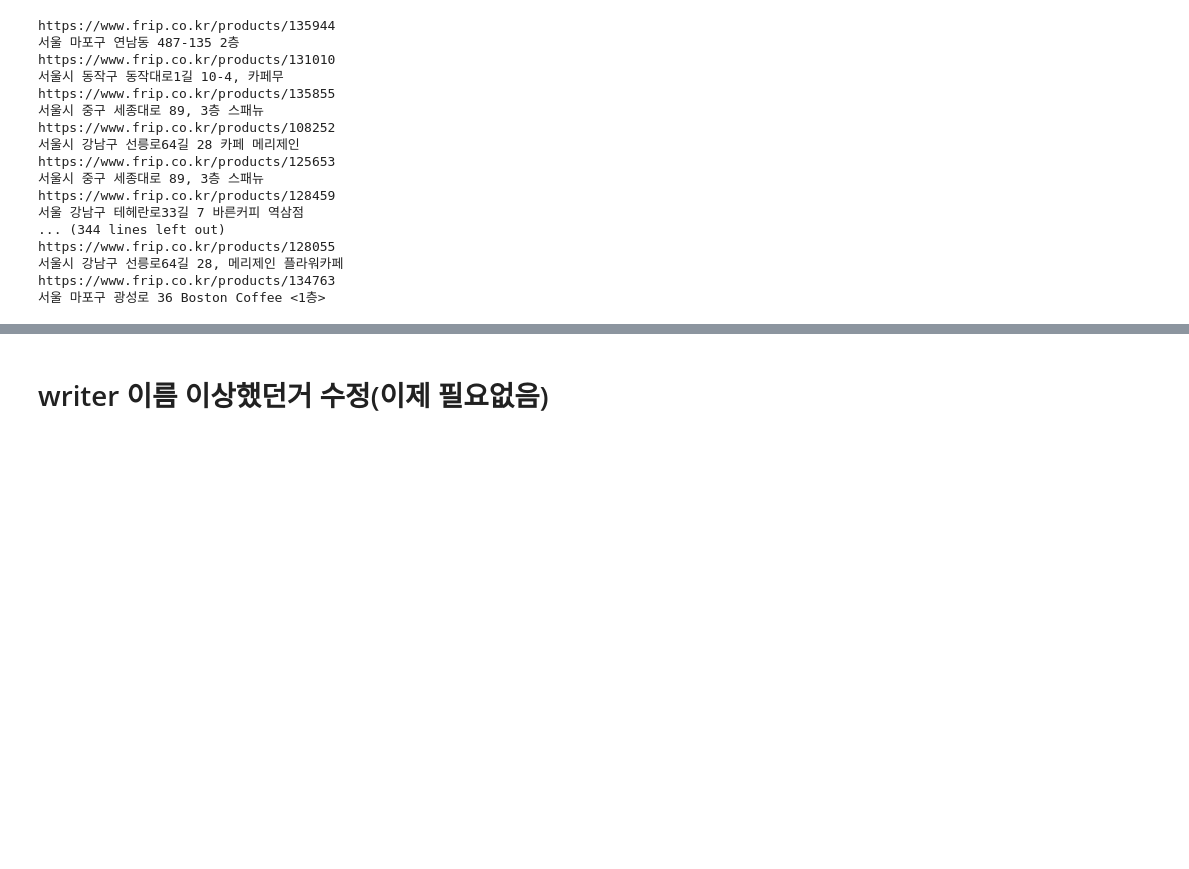
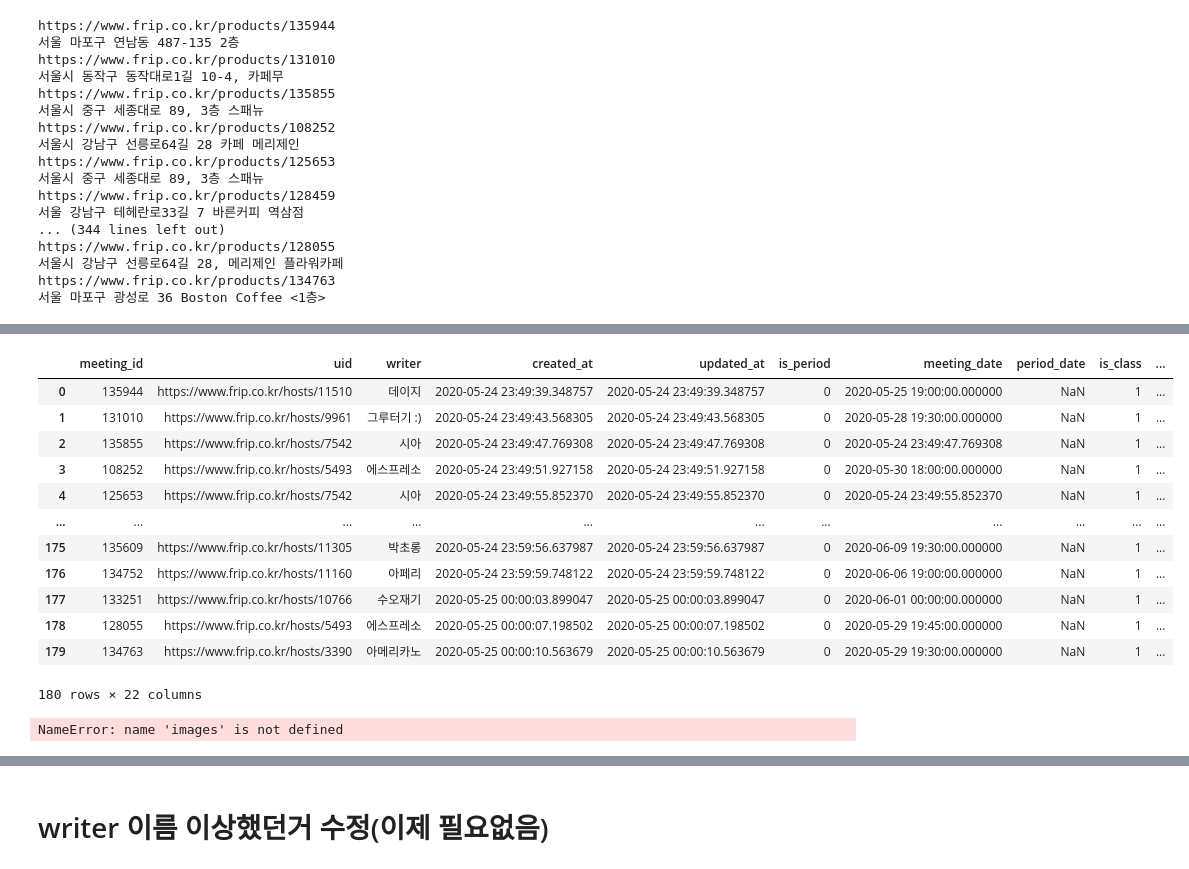
Before and after one commit to sht3898/wiselife, a Jupyter notebook: Data/moim_parsing.ipynb, the cells around one changed output, grey strips where cells are left out. Drawn from its saved outputs; the diff is of its cells as text; code cells hidden in the pictures; blank space fills up the shorter version.

```diff
--- a/Data/moim_parsing.ipynb
+++ b/Data/moim_parsing.ipynb
@@ -202 +188,18 @@ meeting_frame
+# %%
+meeting_frame = pd.read_csv('./moim_data.csv')
+meeting_frame
+# %% [output]
+|  | meeting_id | uid | writer | created_at | updated_at | is_period | meeting_date | period_date | is_class | ... |
+| 0 | 135944 | https://www.frip.co.kr/hosts/11510 | 데이지 | 2020-05-24 23:49:39.348757 | 2020-05-24 23:49:39.348757 | 0 | 2020-05-25 19:00:00.000000 | NaN | 1 | ... |
+| 1 | 131010 | https://www.frip.co.kr/hosts/9961 | 그루터기 :) | 2020-05-24 23:49:43.568305 | 2020-05-24 23:49:43.568305 | 0 | 2020-05-28 19:30:00.000000 | NaN | 1 | ... |
+| 2 | 135855 | https://www.frip.co.kr/hosts/7542 | 시아 | 2020-05-24 23:49:47.769308 | 2020-05-24 23:49:47.769308 | 0 | 2020-05-24 23:49:47.769308 | NaN | 1 | ... |
+| 3 | 108252 | https://www.frip.co.kr/hosts/5493 | 에스프레소 | 2020-05-24 23:49:51.927158 | 2020-05-24 23:49:51.927158 | 0 | 2020-05-30 18:00:00.000000 | NaN | 1 | ... |
+| 4 | 125653 | https://www.frip.co.kr/hosts/7542 | 시아 | 2020-05-24 23:49:55.852370 | 2020-05-24 23:49:55.852370 | 0 | 2020-05-24 23:49:55.852370 | NaN | 1 | ... |
+| ... | ... | ... | ... | ... | ... | ... | ... | ... | ... | ... |
+| 175 | 135609 | https://www.frip.co.kr/hosts/11305 | 박초롱 | 2020-05-24 23:59:56.637987 | 2020-05-24 23:59:56.637987 | 0 | 2020-06-09 19:30:00.000000 | NaN | 1 | ... |
+| 176 | 134752 | https://www.frip.co.kr/hosts/11160 | 아페리 | 2020-05-24 23:59:59.748122 | 2020-05-24 23:59:59.748122 | 0 | 2020-06-06 19:00:00.000000 | NaN | 1 | ... |
+| 177 | 133251 | https://www.frip.co.kr/hosts/10766 | 수오재기 | 2020-05-25 00:00:03.899047 | 2020-05-25 00:00:03.899047 | 0 | 2020-06-01 00:00:00.000000 | NaN | 1 | ... |
+| 178 | 128055 | https://www.frip.co.kr/hosts/5493 | 에스프레소 | 2020-05-25 00:00:07.198502 | 2020-05-25 00:00:07.198502 | 0 | 2020-05-29 19:45:00.000000 | NaN | 1 | ... |
+| 179 | 134763 | https://www.frip.co.kr/hosts/3390 | 아메리카노 | 2020-05-25 00:00:10.563679 | 2020-05-25 00:00:10.563679 | 0 | 2020-05-29 19:30:00.000000 | NaN | 1 | ... |
+180 rows × 22 columns
 # %%
@@ -282,5 +285,7 @@ meetings.append(
 )
 # %%
 image_frame = pd.DataFrame(data=images, columns=image_columns)
-image_frame.to_csv('./moim_images.csv', header=True,index=False, encoding='utf-8')
+image_frame.to_csv('./moim_images.csv', header=True,index=False, encoding='utf-8-sig')
 image_frame
+# %% [output]
+NameError: name 'images' is not defined
```
Also changed, not shown: parts of 9 cells of this notebook, 7 other files.
